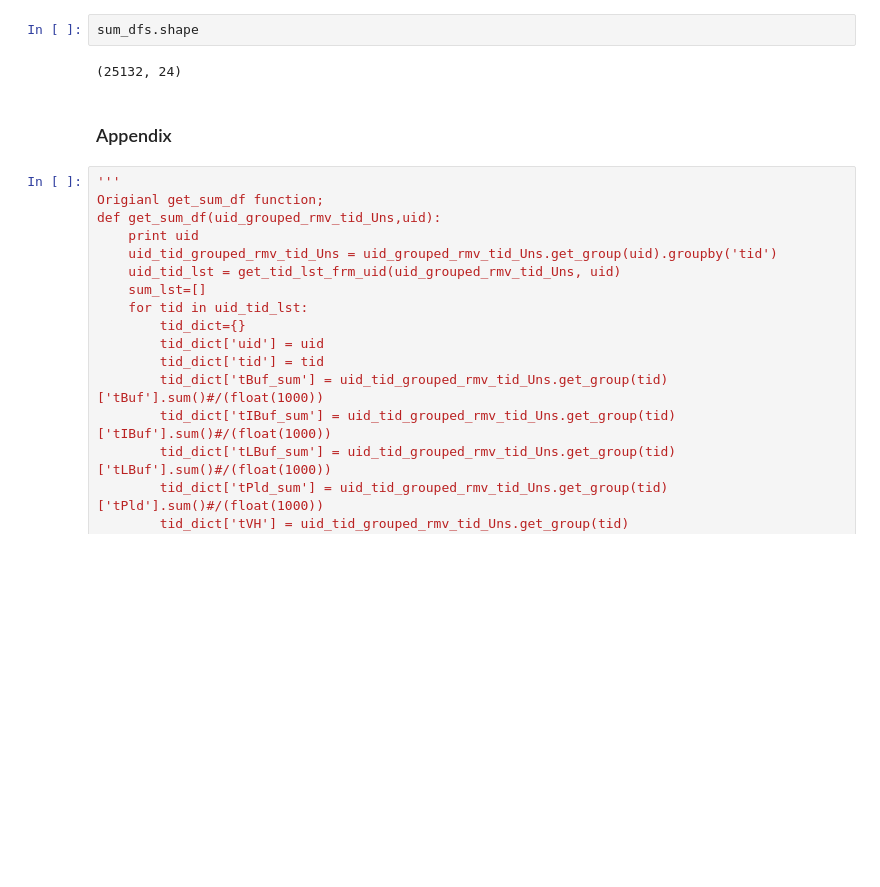
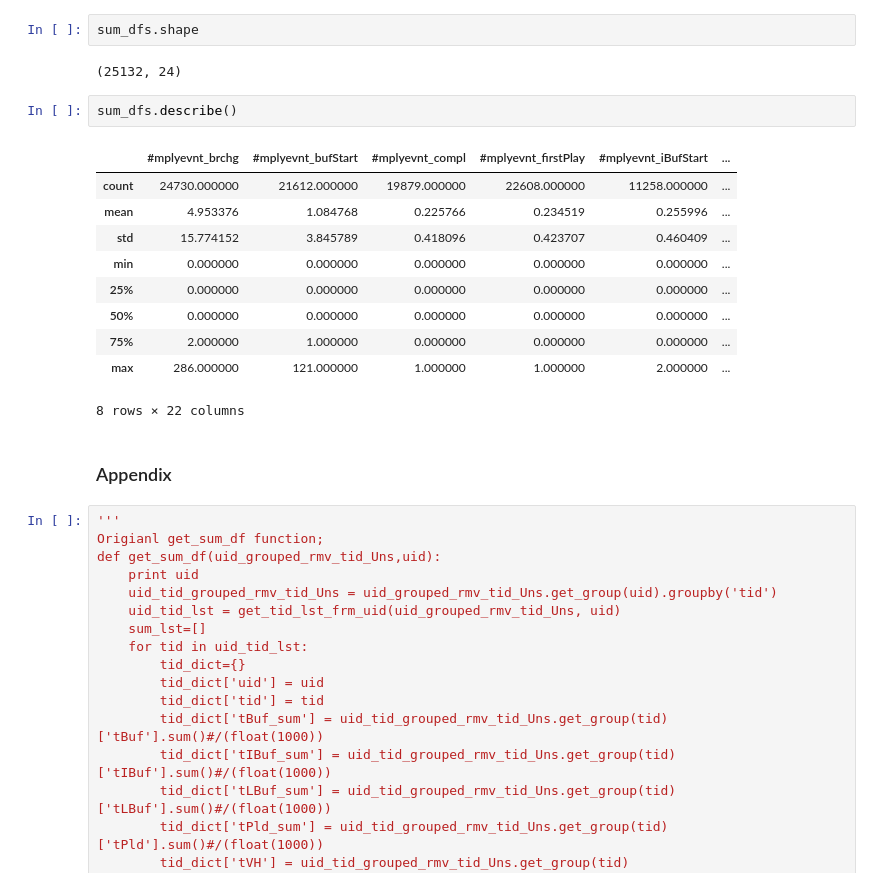
Before and after one commit to DoosanJung/STZR, a Jupyter notebook: EDA3.ipynb, the cells around one changed output. Drawn from its saved outputs; the diff is of its cells as text; blank space fills up the shorter version.

```diff
--- a/EDA3.ipynb
+++ b/EDA3.ipynb
@@ -454,6 +447,19 @@ sum_dfs = pd.concat(Frame)
 sum_dfs.shape
 # %% [output]
 (25132, 24)
+# %%
+sum_dfs.describe()
+# %% [output]
+|  | #mplyevnt_brchg | #mplyevnt_bufStart | #mplyevnt_compl | #mplyevnt_firstPlay | #mplyevnt_iBufStart | ... |
+| count | 24730.000000 | 21612.000000 | 19879.000000 | 22608.000000 | 11258.000000 | ... |
+| mean | 4.953376 | 1.084768 | 0.225766 | 0.234519 | 0.255996 | ... |
+| std | 15.774152 | 3.845789 | 0.418096 | 0.423707 | 0.460409 | ... |
+| min | 0.000000 | 0.000000 | 0.000000 | 0.000000 | 0.000000 | ... |
+| 25% | 0.000000 | 0.000000 | 0.000000 | 0.000000 | 0.000000 | ... |
+| 50% | 0.000000 | 0.000000 | 0.000000 | 0.000000 | 0.000000 | ... |
+| 75% | 2.000000 | 1.000000 | 0.000000 | 0.000000 | 0.000000 | ... |
+| max | 286.000000 | 121.000000 | 1.000000 | 1.000000 | 2.000000 | ... |
+8 rows × 22 columns
 # %% [markdown]
 ### Appendix
 # %%
```
Also changed, not shown: parts of 3 cells of this notebook.
